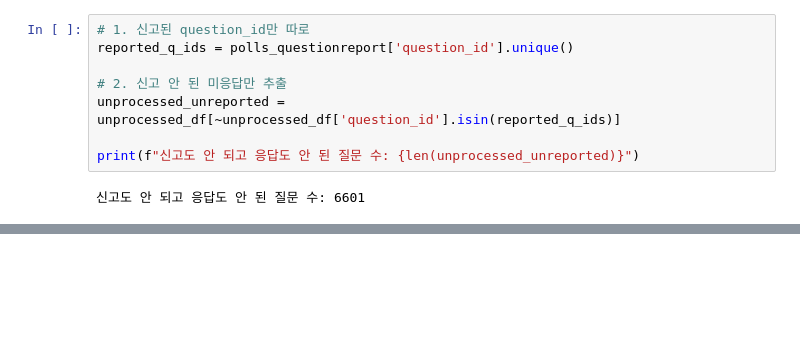
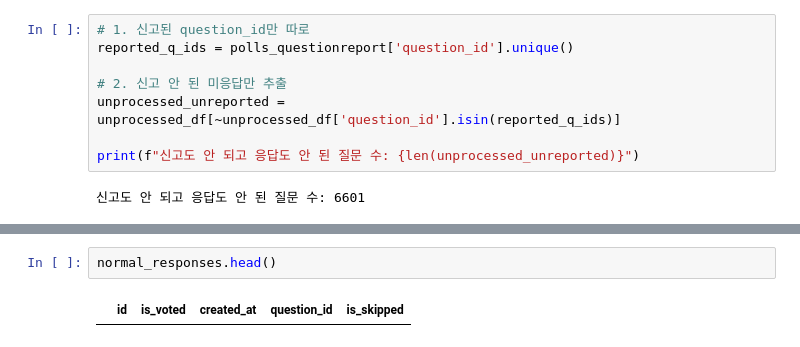
Before and after one commit to seung127/codeit_project, a Jupyter notebook: codeit-project-docker/notebooks/is_voted_skipped_zero.ipynb, the cells around one changed output, grey strips where cells are left out. Drawn from its saved outputs; the diff is of its cells as text; blank space fills up the shorter version.

```diff
--- a/codeit-project-docker/notebooks/is_voted_skipped_zero.ipynb
+++ b/codeit-project-docker/notebooks/is_voted_skipped_zero.ipynb
@@ -510,0 +753,4 @@ print(f"신고도 안 되고 응답도 안 된 질문 수: {len(unprocessed_unre
+# %%
+normal_responses.head()
+# %% [output]
+|  | id | is_voted | created_at | question_id | is_skipped |
```
Also changed, not shown: parts of 18 cells of this notebook.
